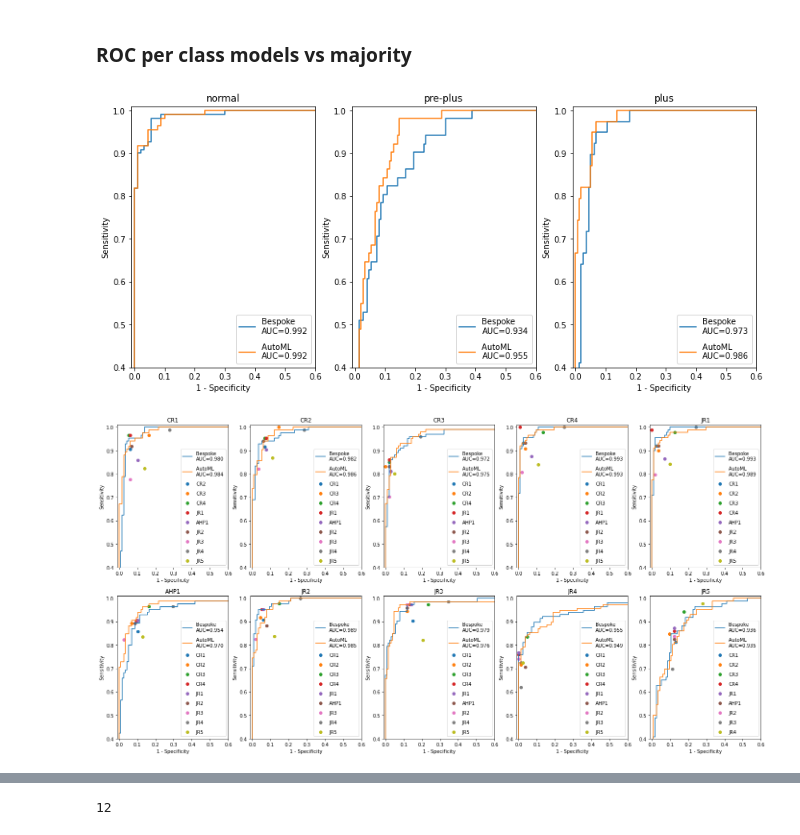
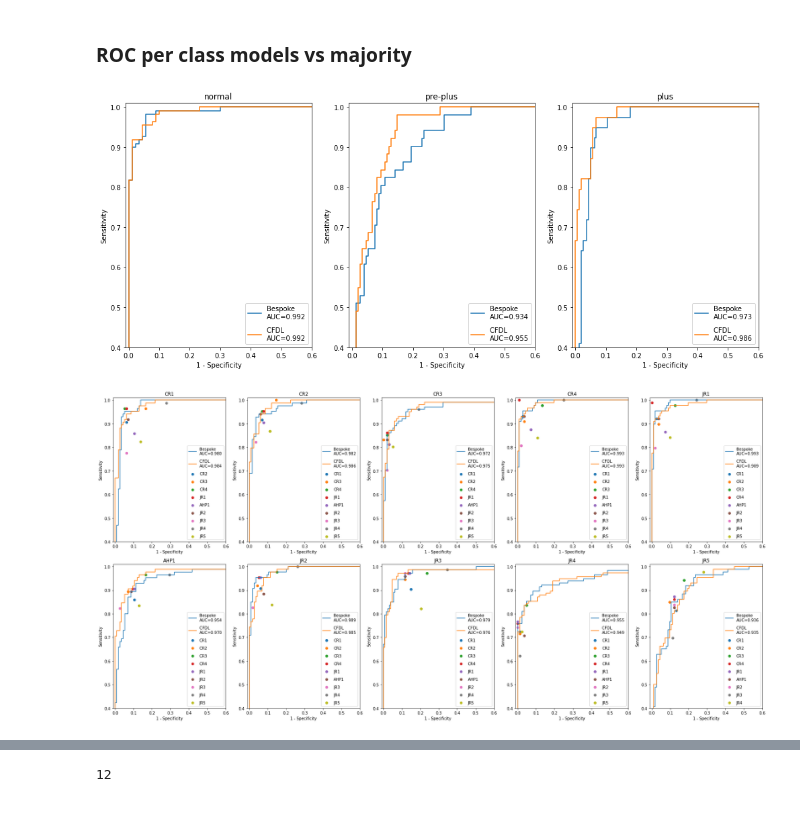
Before and after one commit to MoorfieldsInnovationLab/ROP, a Jupyter notebook: model_development/Figures.ipynb, the cells around one changed output, grey strips where cells are left out. Cells and saved outputs as stored; diff of their text form; code cells hidden in the pictures.

Commit message:
updating Figures

```diff
--- a/model_development/Figures.ipynb
+++ b/model_development/Figures.ipynb
@@ -56,7 +56,7 @@ class_names = 'normal', 'pre-plus','plus'
 graders_x_axis_ordered = ('majority', 'bespoke', 'autoML',
                           'GA', 'HP', 'RH', 'AMH', 'MA', 'JR', 'JT', 'CH', 'CK', 'SB'
                          )
-labels = ('Majority', 'Bespoke', 'AutoML',
+labels = ('Majority', 'Bespoke', 'CFDL',
           'CR1', 'CR2', 'CR3', 'CR4',
           'JR1', 'AHP1',
           'JR2', 'JR3', 'JR4', 'JR5'
@@ -164,23 +164,26 @@ def se_sp(ref, obs):
 # %%
 fig, axes = plt.subplots(1, 3, figsize=(14, 6))
 
 for ax, class_name in zip(axes, class_names):
     ref = [int(row[header_int.index('majority')] == class_name) for row in data_int]
     for m in 'bespoke', 'autoML':
         model = np.array([row[header_int.index('{}_{}'.format(m, class_name))]
                           for row in data_int])
         fpr, tpr, thresholds = roc_curve(ref, model)
         auc = roc_auc_score(ref, model)
         ax.plot(fpr, tpr, label = '{:8s} \nAUC={:.3f}'.format(labels_map[m], auc))
 
     ax.set_xlim(-0.01, 0.6)
     ax.set_ylim(0.4, 1.01)
     ax.set_title(class_name)
     ax.legend(loc='lower right', labelspacing=1.0)
     ax.set_xlabel('1 - Specificity')
     ax.set_ylabel('Sensitivity')
+
+plt.tight_layout()
+plt.savefig('Figure3.tiff')
 # %% [output]
-[figure, old version]
+[figure, new version]
 # %%
 def plot_all_ROC(class_name = 'normal', invert = True):
 
@@ -227,8 +230,10 @@ def plot_all_ROC(class_name = 'normal', invert = True):
         ax.set_ylabel('Sensitivity')
 # %%
 plot_all_ROC('normal', invert=True)
+plt.tight_layout()
+plt.savefig('Figure4.tiff')
 # %% [output]
-[figure, old version]
+[figure, new version]
 # %%
 for class_name in class_names:
     print(class_name)
```
Also changed, not shown: parts of 9 cells of this notebook.
